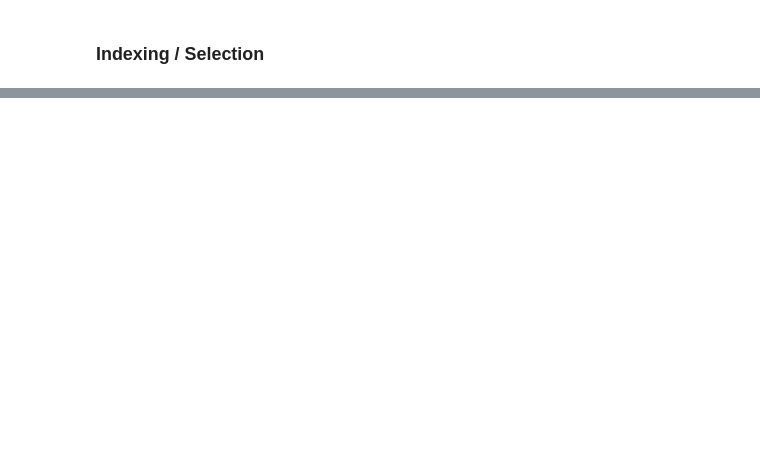
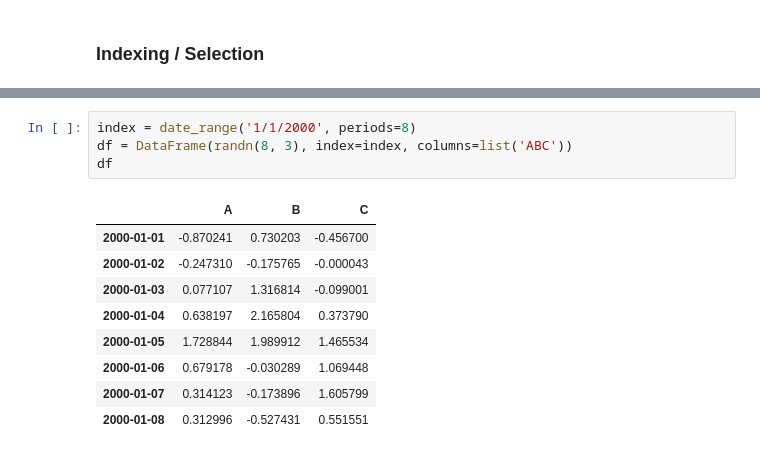
Before and after one commit to easonlin/user-pandas, a Jupyter notebook: notebooks/Intro to Data Structures.ipynb, the cells around one changed output, grey strips where cells are left out. Drawn from its saved outputs; the diff is of its cells as text; blank space fills up the shorter version.

```diff
--- a/notebooks/Intro to Data Structures.ipynb
+++ b/notebooks/Intro to Data Structures.ipynb
@@ -408,0 +463,14 @@ df
+# %%
+index = date_range('1/1/2000', periods=8)
+df = DataFrame(randn(8, 3), index=index, columns=list('ABC'))
+df
+# %% [output]
+|  | A | B | C |
+| 2000-01-01 | -0.870241 | 0.730203 | -0.456700 |
+| 2000-01-02 | -0.247310 | -0.175765 | -0.000043 |
+| 2000-01-03 | 0.077107 | 1.316814 | -0.099001 |
+| 2000-01-04 | 0.638197 | 2.165804 | 0.373790 |
+| 2000-01-05 | 1.728844 | 1.989912 | 1.465534 |
+| 2000-01-06 | 0.679178 | -0.030289 | 1.069448 |
+| 2000-01-07 | 0.314123 | -0.173896 | 1.605799 |
+| 2000-01-08 | 0.312996 | -0.527431 | 0.551551 |
```
Also changed, not shown: parts of 59 cells of this notebook, 1 other file.
